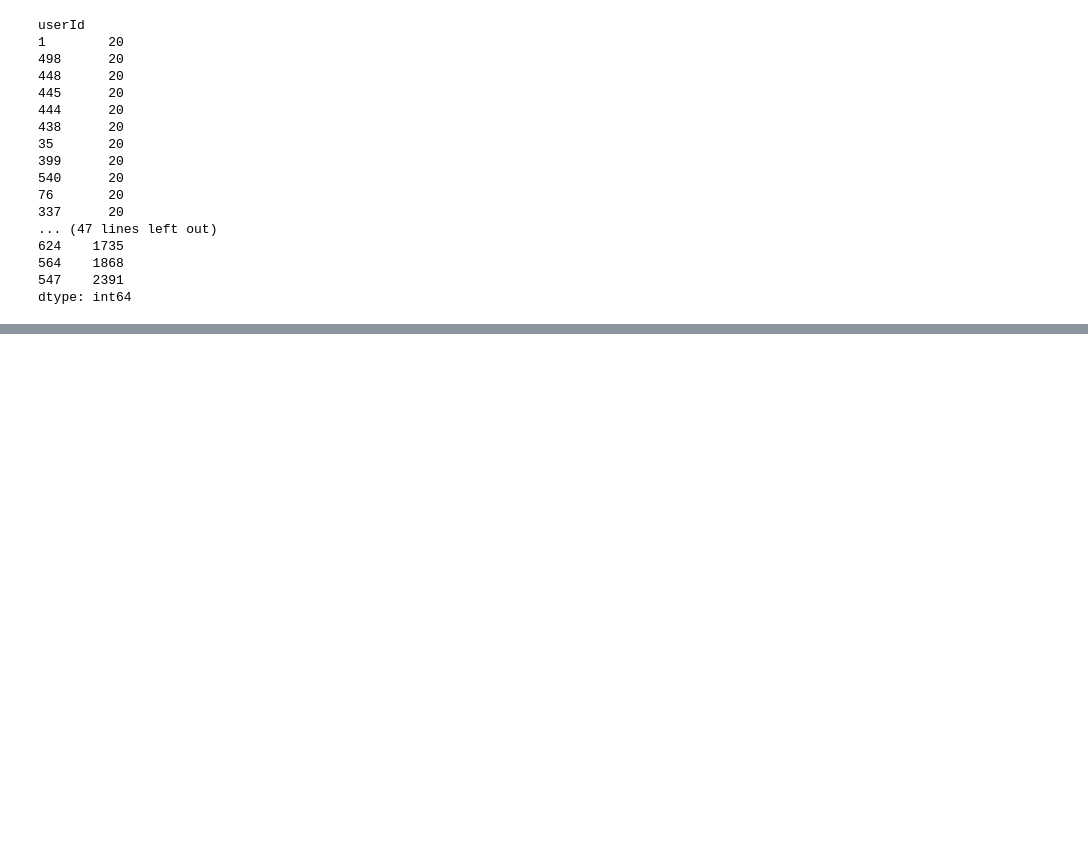
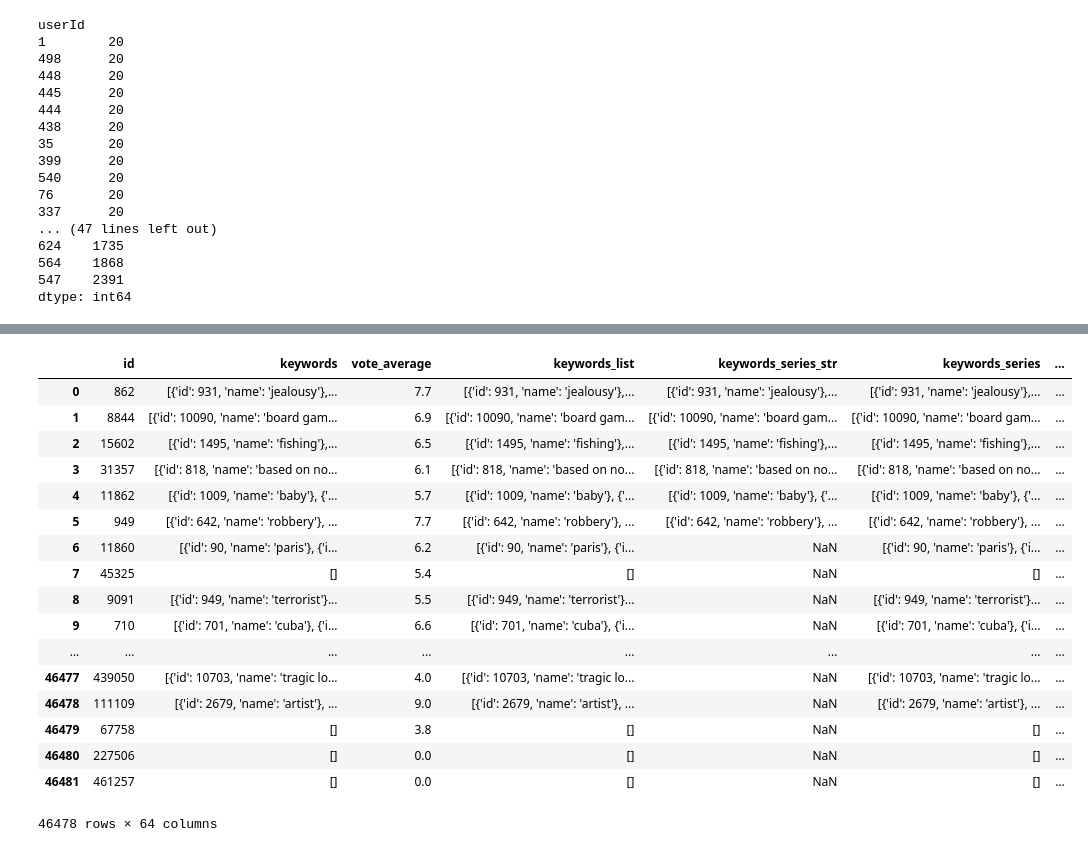
Before and after one commit to gci-team4/movie_minori, a Jupyter notebook: minori_test.ipynb, the cells around one changed output, grey strips where cells are left out. Cells and saved outputs as stored; diff of their text form; code cells hidden in the pictures; blank space fills up the shorter version.

```diff
--- a/minori_test.ipynb
+++ b/minori_test.ipynb
@@ -36,0 +243,4 @@ dtype: int64
+# %%
+#とりあえずlistをseriesにしてみる（いらないかも）
+keywords_vote["keywords_series"] =pd.Series(keywords_vote["keywords_list"])
+keywords_vote["keywords_series"].head()
@@ -36,0 +254,4 @@ dtype: int64
+# %%
+#[str,str,...]を作るためにとりあえずstrの列を作ってみる
+keywords_vote["keywords_series_str"]=str("NaN")
+keywords_vote.head()
@@ -36,0 +265,7 @@ dtype: int64
+# %%
+#新たにkeywords_series_strというカラムを作って[str,str,str…]をfor文で作っていれてく
+for i in range(len(keywords_series)):
+    keywords_buffer=[]
+    for j in range(len(keywords_series[i])):
+        keywords_buffer.append(str(keywords_series[i][j]))
+    keywords_vote["keywords_series_str"][i]=keywords_buffer
@@ -36,0 +276,4 @@ dtype: int64
+# %%
+#ダミー変数つくる
+keywords_dummies=pd.get_dummies(keywords_vote["keywords_series_str"].apply(pd.Series).stack()).sum(level=0)
+keywords_dummies
@@ -36,0 +299,23 @@ dtype: int64
+# %%
+#NaN消してkeywords_voteと結合（ここ自信ないです）
+keywords_dummies_ratings=pd.concat([keywords_vote,keywords_dummies.drop("NaN",axis=1)],axis=1)
+keywords_dummies_ratings
+# %% [output]
+|  | id | keywords | vote_average | keywords_list | keywords_series_str | keywords_series | ... |
+| 0 | 862 | [{'id': 931, 'name': 'jealousy'},... | 7.7 | [{'id': 931, 'name': 'jealousy'},... | [{'id': 931, 'name': 'jealousy'},... | [{'id': 931, 'name': 'jealousy'},... | ... |
+| 1 | 8844 | [{'id': 10090, 'name': 'board gam... | 6.9 | [{'id': 10090, 'name': 'board gam... | [{'id': 10090, 'name': 'board gam... | [{'id': 10090, 'name': 'board gam... | ... |
+| 2 | 15602 | [{'id': 1495, 'name': 'fishing'},... | 6.5 | [{'id': 1495, 'name': 'fishing'},... | [{'id': 1495, 'name': 'fishing'},... | [{'id': 1495, 'name': 'fishing'},... | ... |
+| 3 | 31357 | [{'id': 818, 'name': 'based on no... | 6.1 | [{'id': 818, 'name': 'based on no... | [{'id': 818, 'name': 'based on no... | [{'id': 818, 'name': 'based on no... | ... |
+| 4 | 11862 | [{'id': 1009, 'name': 'baby'}, {'... | 5.7 | [{'id': 1009, 'name': 'baby'}, {'... | [{'id': 1009, 'name': 'baby'}, {'... | [{'id': 1009, 'name': 'baby'}, {'... | ... |
+| 5 | 949 | [{'id': 642, 'name': 'robbery'}, ... | 7.7 | [{'id': 642, 'name': 'robbery'}, ... | [{'id': 642, 'name': 'robbery'}, ... | [{'id': 642, 'name': 'robbery'}, ... | ... |
+| 6 | 11860 | [{'id': 90, 'name': 'paris'}, {'i... | 6.2 | [{'id': 90, 'name': 'paris'}, {'i... | NaN | [{'id': 90, 'name': 'paris'}, {'i... | ... |
+| 7 | 45325 | [] | 5.4 | [] | NaN | [] | ... |
+| 8 | 9091 | [{'id': 949, 'name': 'terrorist'}... | 5.5 | [{'id': 949, 'name': 'terrorist'}... | NaN | [{'id': 949, 'name': 'terrorist'}... | ... |
+| 9 | 710 | [{'id': 701, 'name': 'cuba'}, {'i... | 6.6 | [{'id': 701, 'name': 'cuba'}, {'i... | NaN | [{'id': 701, 'name': 'cuba'}, {'i... | ... |
+| ... | ... | ... | ... | ... | ... | ... | ... |
+| 46477 | 439050 | [{'id': 10703, 'name': 'tragic lo... | 4.0 | [{'id': 10703, 'name': 'tragic lo... | NaN | [{'id': 10703, 'name': 'tragic lo... | ... |
+| 46478 | 111109 | [{'id': 2679, 'name': 'artist'}, ... | 9.0 | [{'id': 2679, 'name': 'artist'}, ... | NaN | [{'id': 2679, 'name': 'artist'}, ... | ... |
+| 46479 | 67758 | [] | 3.8 | [] | NaN | [] | ... |
+| 46480 | 227506 | [] | 0.0 | [] | NaN | [] | ... |
+| 46481 | 461257 | [] | 0.0 | [] | NaN | [] | ... |
+46478 rows × 64 columns
```
Also changed, not shown: parts of 28 cells of this notebook.
